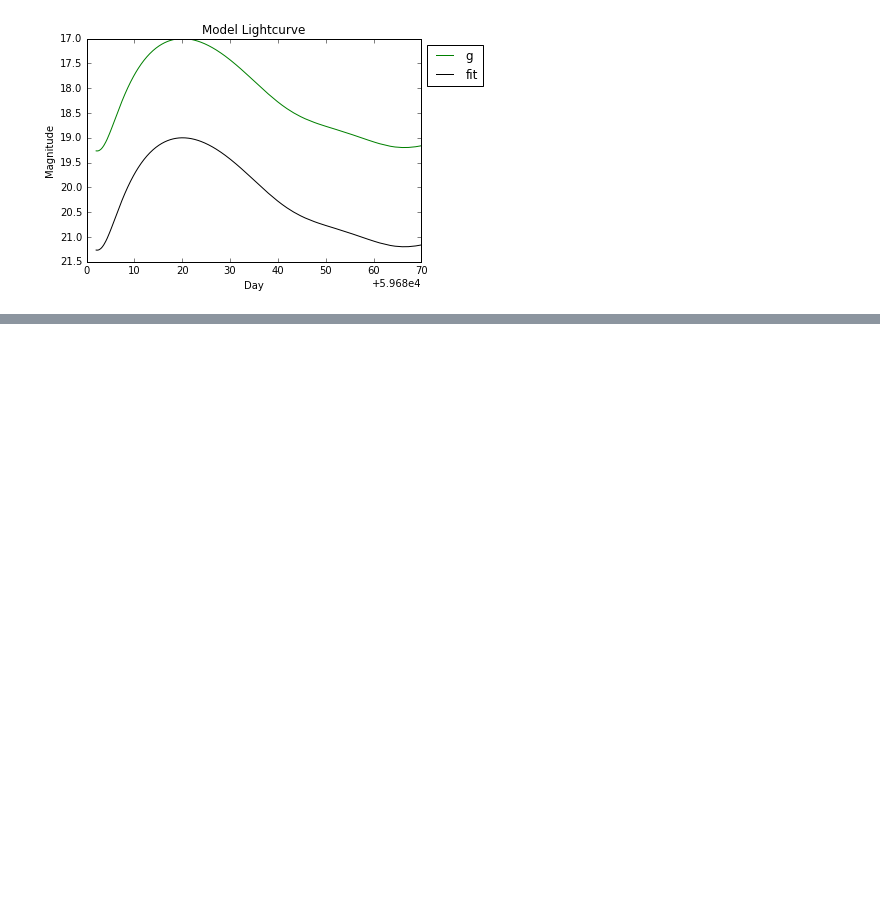
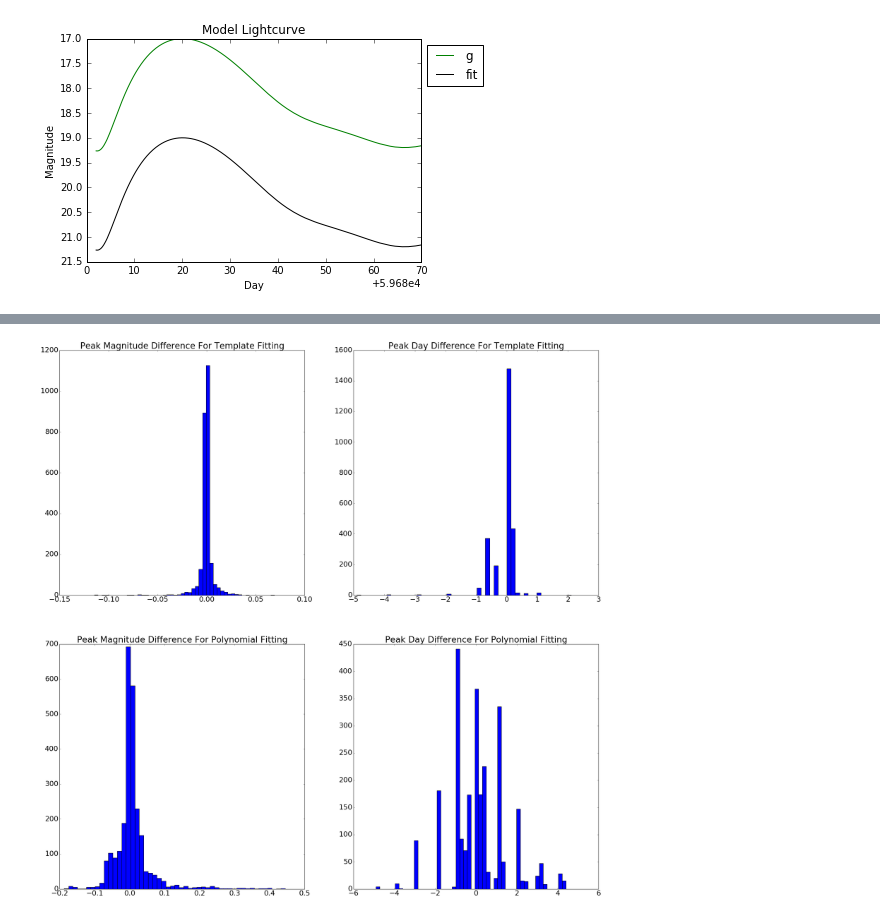
Before and after one commit to hbowden3/LSST_Supernova, a Jupyter notebook: Supernova Lightcurve Shift Testing.ipynb, the cells around one changed output, grey strips where cells are left out. Cells and saved outputs as stored; diff of their text form; code cells hidden in the pictures; blank space fills up the shorter version.

```diff
--- a/Supernova Lightcurve Shift Testing.ipynb
+++ b/Supernova Lightcurve Shift Testing.ipynb
@@ -293,6 +294,8 @@ def create_peak_difference_table(peak):
 # %%
 survey = createdict_for_mjd_filter_depth(bundle)
 # %%
+from astropy.io import ascii
+file1 = open("results_per_filter.txt", "w+")
 peak1 = 'peak magnitude difference'
 peak2 = 'peak day difference'
 percent_table = Table(names=('ra', 'dec', 'percent template', 'percent polynomial'),
@@ -302,6 +305,9 @@ template = Table(names=('day', 'mag', 'error', 'filter'),
 template = add_data_to_lc_table(asciiLC, template)
 peaktable = peak_brightness(template)
 template = normalize_template(template)
+peak_guess_table = Table(names=('ra', 'dec', 'filter', 'peakday', 'peakmag', 'peakday template', 'peakmag template',
+                               'peakday poly', 'peakmag poly'), dtype=('float', 'float', 'string', 'float', 'float', 'float',
+                                                                      'float', 'float', 'float'))
 peak_mag_difference_template = create_peak_difference_table(peak1)
 peak_day_difference_template = create_peak_difference_table(peak2)
 peak_mag_difference_poly = create_peak_difference_table(peak1)
@@ -312,6 +318,9 @@ weak = 0
 bad_fit_template = 0
 bad_fit_polynomial = 0
 unobserved = 0
+bad = 0.
+good = 0.
+results = []
 for coord in range(len(bundle.metricValues)):
     enough_template = 0.
     not_enough_template = 0.
@@ -329,6 +338,7 @@ for coord in range(len(bundle.metricValues)):
                     unobserved += 1
                     not_enough_template += 1
                     not_enough_poly += 1
+                    peak_guess_table.add_row([ra,dec,f,peakday,peakmag,0,0,0,0])
                 else:
                     lightcurve = interpolate_light_curve(adjusted_template, new_opsim)
                     new_opsim = resample_light_curve(lightcurve, new_opsim)
@@ -346,22 +356,30 @@ for coord in range(len(bundle.metricValues)):
                         template_fmatch = template[fMatch3]
                         fMatch4 = np.where(adjusted_template['filter'] == f)
                         template_fmatch2 = adjusted_template[fMatch4]
+
                         xdata = np.arange(template_fmatch2['day'].min(), template_fmatch2['day'].max(), 1)
                         popt = fit_curve(opsim_fmatch2, f)
                         popt2 = fit_curve2(opsim_fmatch, template_fmatch2)
+
+                        fitted_peak_day_poly = func2(xdata, *popt2).argmin() + xdata.min()
+                        peak_magnitude_poly = func2(xdata, *popt2).min()
+                        peak_guess_table.add_row([ra,dec,f,peakday,peakmag,popt[1],popt[0],fitted_peak_day_poly,
+                                                  peak_magnitude_poly])
+
+                        peak_mag_list = resampled_peak_magnitude(ra, dec, f, template_fmatch2, xdata, popt, popt2)
                         peak_day_list = resampled_peak_day(ra, dec, f, template_fmatch2, xdata, popt, popt2)
-                        peak_mag_list = resampled_peak_magnitude(ra, dec, f, template_fmatch2,
-                                                                 xdata, popt, popt2)
                         if abs(peak_mag_list[3]) > 0.5 or abs(peak_day_list[3]) > 5:
                             #create_curve(f, ra, dec, peakday, peakmag,
                             #    opsim_fmatch2, template_fmatch2, xdata, popt)
                             bad_fit_template += 1
                             not_enough_template += 1
+                            good += 1
                         else:
                             peak_mag_difference_template.add_row(peak_mag_list)
                             peak_day_difference_template.add_row(peak_day_list)
                             strong_template += 1
                             enough_template += 1
+                            good += 1
                         if abs(peak_mag_list[4]) > 0.5 or abs(peak_day_list[4]) > 5:
                             #create_curve2(f, ra, dec, peakday, peakmag,
                             #    opsim_fmatch2, template_fmatch2, xdata, popt2)
@@ -376,8 +394,7 @@ for coord in range(len(bundle.metricValues)):
                         weak += 1
                         not_enough_template += 1
                         not_enough_poly += 1
-
-    percent_with_enough_template = enough_template/(enough_template + not_enough_template)*100
-    percent_with_enough_poly = enough_poly/(enough_poly + not_enough_poly)*100
-    print(ra, dec, percent_with_enough_template, percent_with_enough_poly)
-    percent_table.add_row([ra, dec, percent_with_enough_template, percent_with_enough_poly])
+                        bad += 1
+                        peak_guess_table.add_row([ra,dec,f,peakday,peakmag,0,0,0,0])
+ascii.write(peak_guess_table, file1)
+file1.flush()
@@ -431 +414,16 @@ weak poly = 25
+# %%
+plt.rcParams.update({'font.size': 22})
+f, axarr = plt.subplots(2,2,figsize=(30,30))
+axarr[0,0].hist(peak_mag_difference_template['peak magnitude difference 1'], bins = 50)
+axarr[0,0].set_title('Peak Magnitude Difference For Template Fitting')
+axarr[0,1].hist(peak_day_difference_template['peak day difference 1'], bins = 50)
+axarr[0,1].set_title('Peak Day Difference For Template Fitting')
+axarr[1,0].hist(peak_mag_difference_poly['peak magnitude difference 2'], bins = 50)
+axarr[1,0].set_title('Peak Magnitude Difference For Polynomial Fitting')
+axarr[1,1].hist(peak_day_difference_poly['peak day difference 2'], bins = 50)
+axarr[1,1].set_title('Peak Day Difference For Polynomial Fitting')
+#f.subplots_adjust(hspace=1.0, wspace = 1.0)
+f.savefig("results_histograms.pdf")
+# %% [output]
+[figure, added]
 # %%
```
Also changed, not shown: parts of 22 cells of this notebook.
